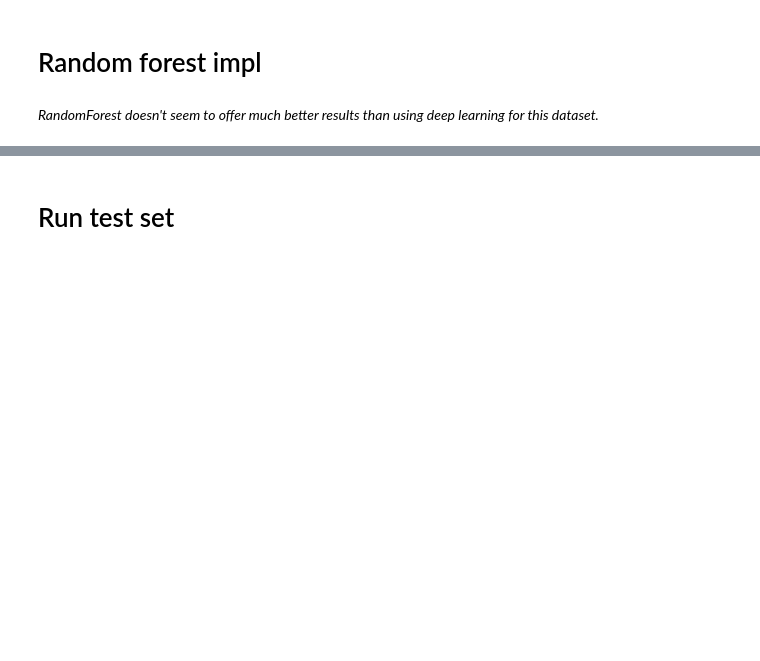
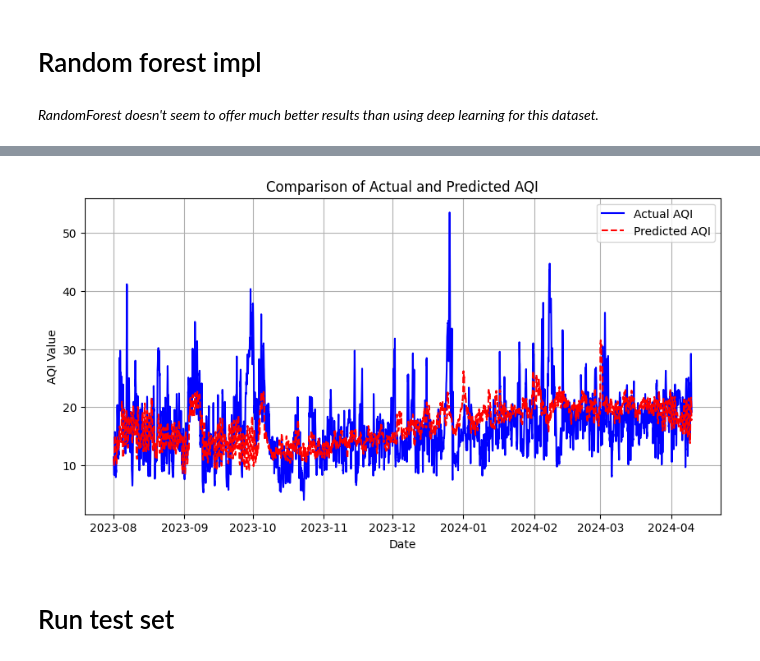
Before and after one commit to Magellol/montreal-aqi-predictions, a Jupyter notebook: index.ipynb, the cells around one changed output, grey strips where cells are left out. Drawn from its saved outputs; the diff is of its cells as text; code cells hidden in the pictures; blank space fills up the shorter version.

```diff
--- a/index.ipynb
+++ b/index.ipynb
@@ -279,0 +342,3 @@ TensorBase(3.8998)
+# %%
+analysis_df = mk_analysis_df(df_test, preds)
+analysis_df
@@ -280,2 +359,6 @@ TensorBase(3.8998)
+# %%
+plot_preds(analysis_df)
+# %% [output]
+[figure, added]
 # %% [markdown]
 # Run test set
```
Also changed, not shown: parts of 17 cells of this notebook.
